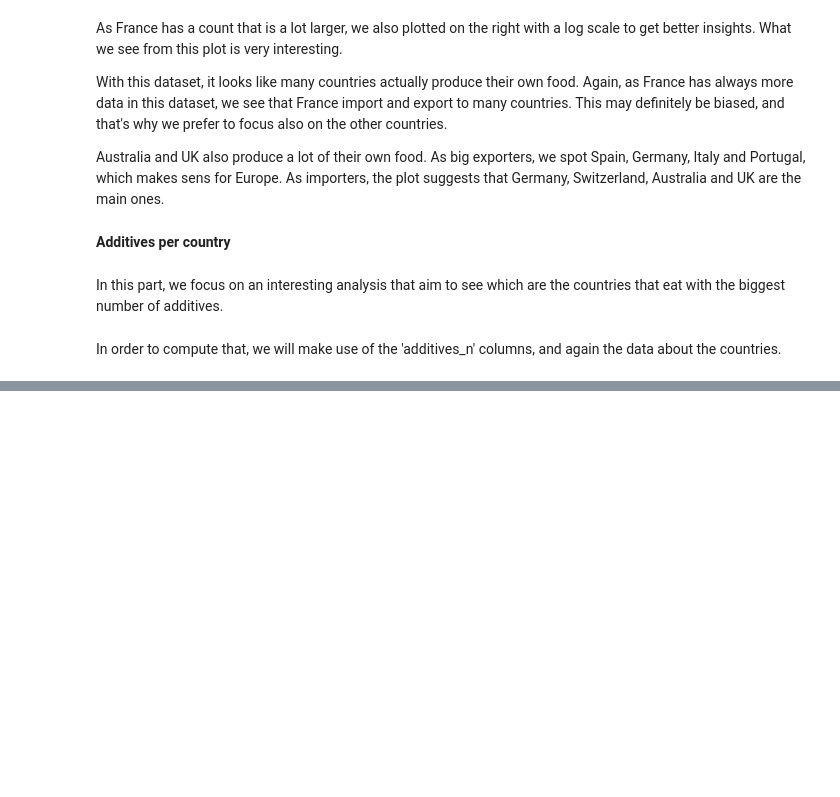
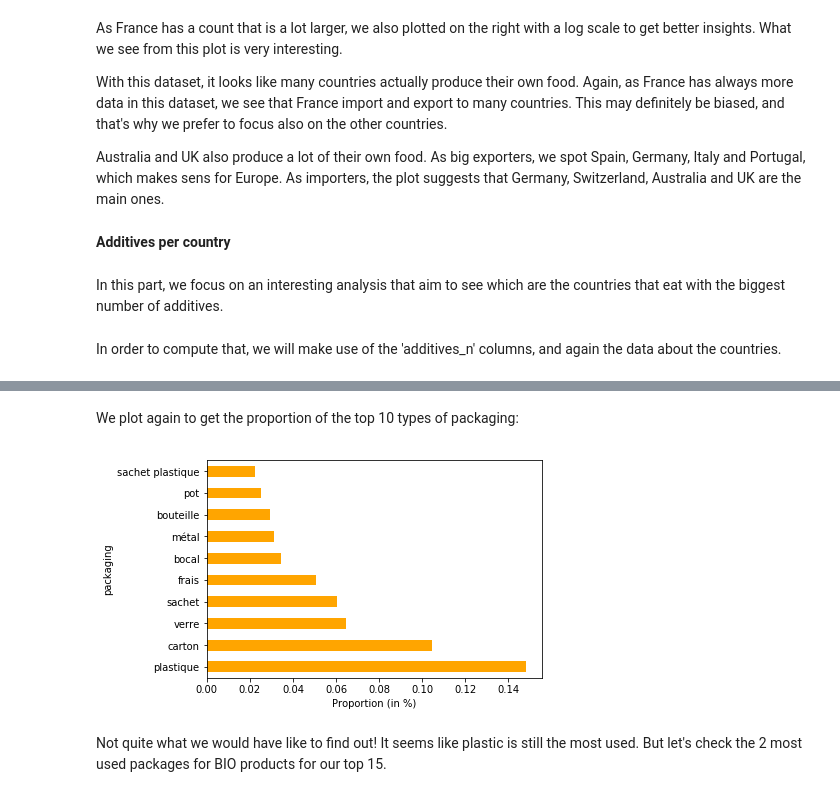
Before and after one commit to mattbuot/Project, a Jupyter notebook: ProjectADA.ipynb, the cells around one changed output, grey strips where cells are left out. Saved outputs shown, nothing was run; the diff lists cells and outputs as text; code cells hidden in the pictures; blank space fills up the shorter version.

```diff
--- a/ProjectADA.ipynb
+++ b/ProjectADA.ipynb
@@ -191,0 +287,15 @@ plt.show()
+# %%
+# Select products with an organic label
+label_bio = df[
+    df['labels'].str.contains("Bio", na = False, flags = re.IGNORECASE)
+  | df['labels'].str.contains("Organic", na = False, flags = re.IGNORECASE)
+  |  df['labels'].str.contains("\bAB\b", na = False, flags = re.IGNORECASE)
+    ]
+# %% [markdown]
+We plot again to get the proportion of the top 10 types of packaging:
+# %%
+plot_most_used_packaging(label_bio)
+# %% [output]
+[figure, added]
+# %% [markdown]
+Not quite what we would have like to find out! It seems like plastic is still the most used. But let's check the 2 most used packages for BIO products for our top 15.
```
Also changed, not shown: parts of 40 cells of this notebook.
